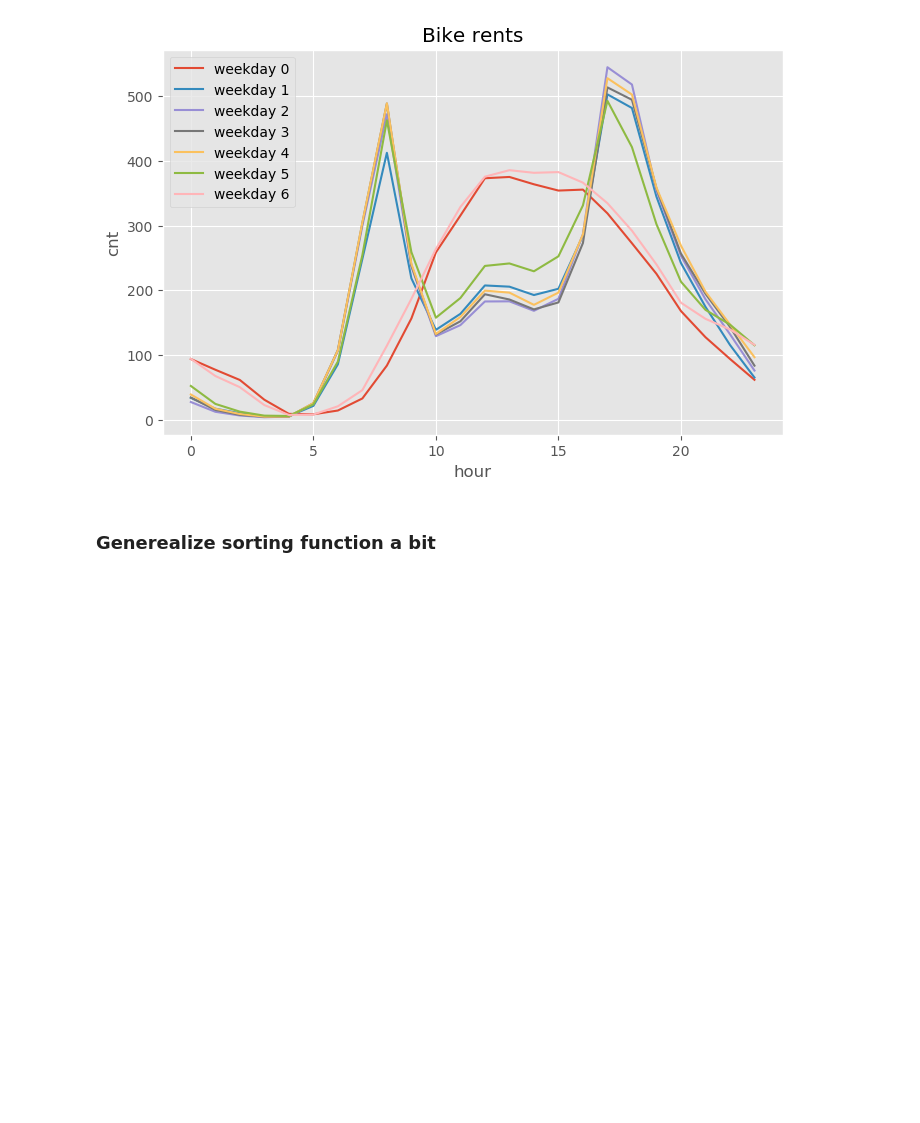
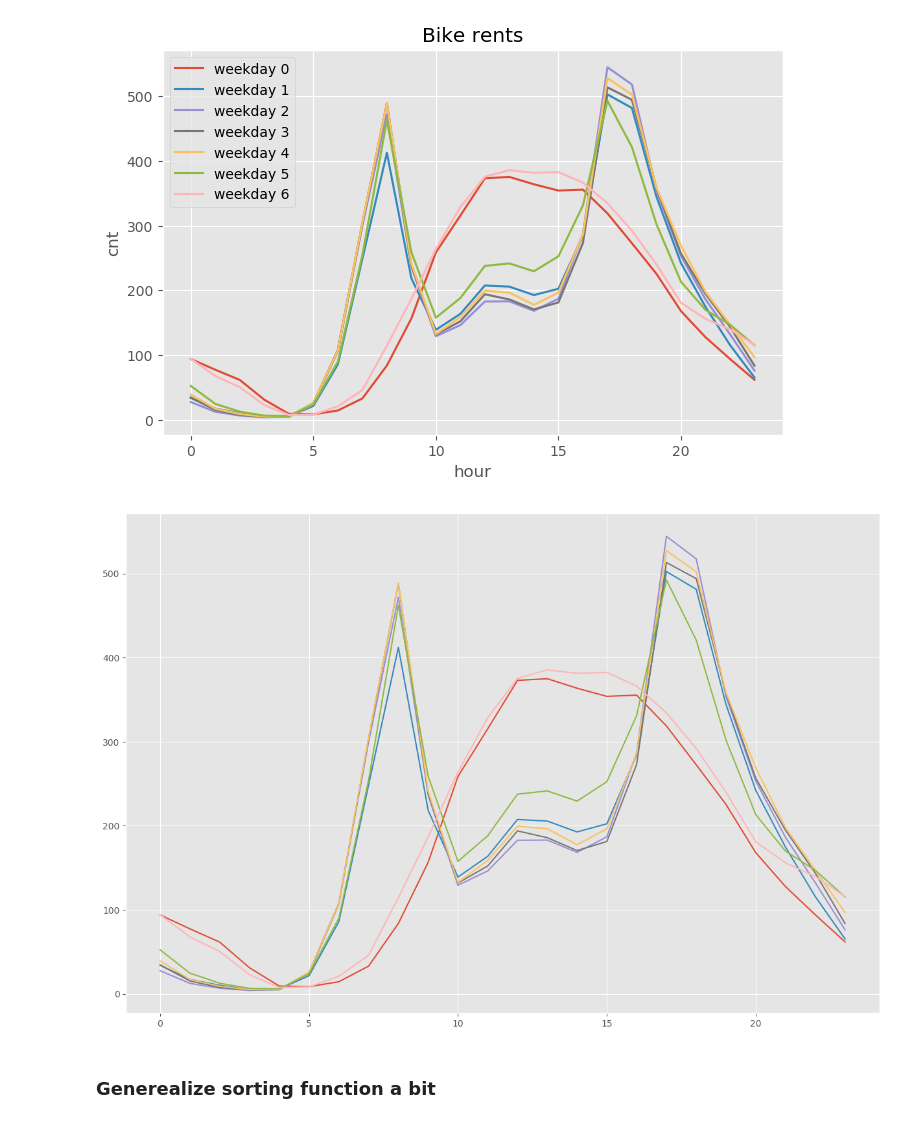
Before and after one commit to florian-huber/python_data_exploration_tutorial, a Jupyter notebook: notebooks/data_exploration_rental_bikes_dataset.ipynb, the cells around one changed output. Drawn from its saved outputs; the diff is of its cells as text; code cells hidden in the pictures; blank space fills up the shorter version.

```diff
--- a/notebooks/Dataset_example1_London_bikes.ipynb
+++ b/notebooks/data_exploration_rental_bikes_dataset.ipynb
@@ -422,6 +409,16 @@ labels = ["weekday "+str(i) for i in range(7)]
 plot_daily_average(data_timed, labels, 'cnt')
 # %% [output]
 [figure]
+# %%
+# Shorter alternative using pandas groupby (thanks Bart)
+data_by_days = data_bike_rent.groupby('weekday')
+data_by_hours_means = [data_by_days.get_group(group).groupby('hr').mean() for group in data_by_days.groups]
+
+plt.figure(figsize=(15,10))
+for x in data_by_hours_means:
+    plt.plot(x['cnt'])
+# %% [output]
+[figure, added]
 # %% [markdown]
 ### Generealize sorting function a bit
 # %%
```
Also changed, not shown: parts of 11 cells of this notebook.
